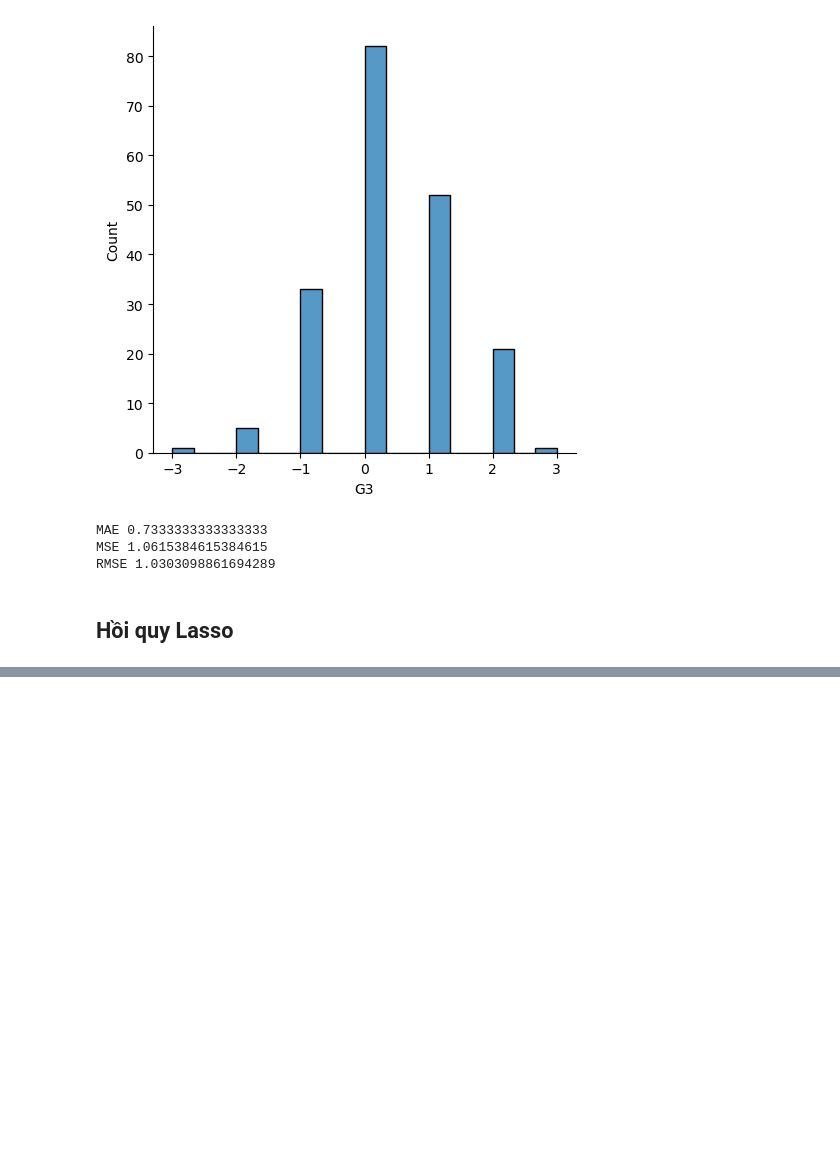
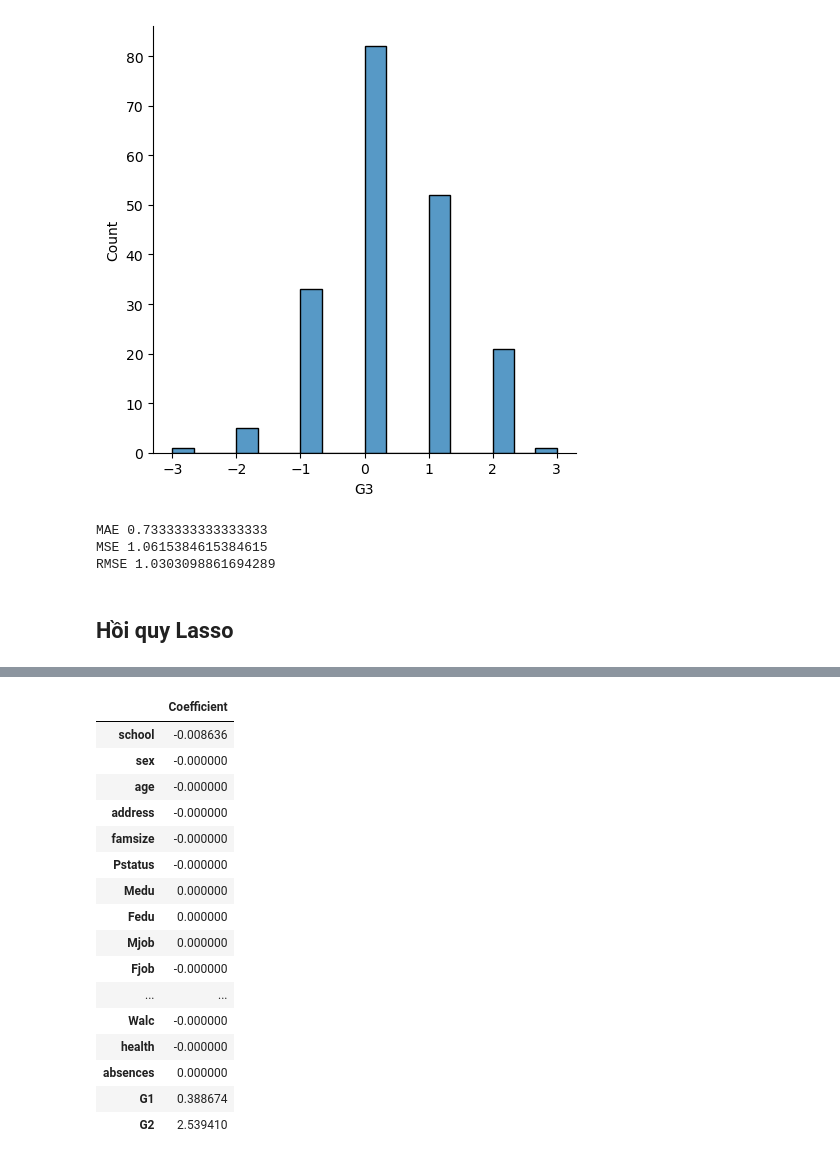
Before and after one commit to kienvbhp872004/predict-grade-of-student, a Jupyter notebook: Predict-Grade-of-Student.ipynb, the cells around one changed output, grey strips where cells are left out. Cells and saved outputs as stored; diff of their text form; code cells hidden in the pictures; blank space fills up the shorter version.

```diff
--- a/Predict-Grade-of-Student.ipynb
+++ b/Predict-Grade-of-Student.ipynb
@@ -654,0 +701,21 @@ lasso = Lasso()
+# %%
+coeff_df_lasso = pd.DataFrame(best_lasso.coef_,X.columns,columns=['Coefficient'])
+coeff_df_lasso
+# %% [output]
+|  | Coefficient |
+| school | -0.008636 |
+| sex | -0.000000 |
+| age | -0.000000 |
+| address | -0.000000 |
+| famsize | -0.000000 |
+| Pstatus | -0.000000 |
+| Medu | 0.000000 |
+| Fedu | 0.000000 |
+| Mjob | 0.000000 |
+| Fjob | -0.000000 |
+| ... | ... |
+| Walc | -0.000000 |
+| health | -0.000000 |
+| absences | 0.000000 |
+| G1 | 0.388674 |
+| G2 | 2.539410 |
```
Also changed, not shown: parts of 12 cells of this notebook.
